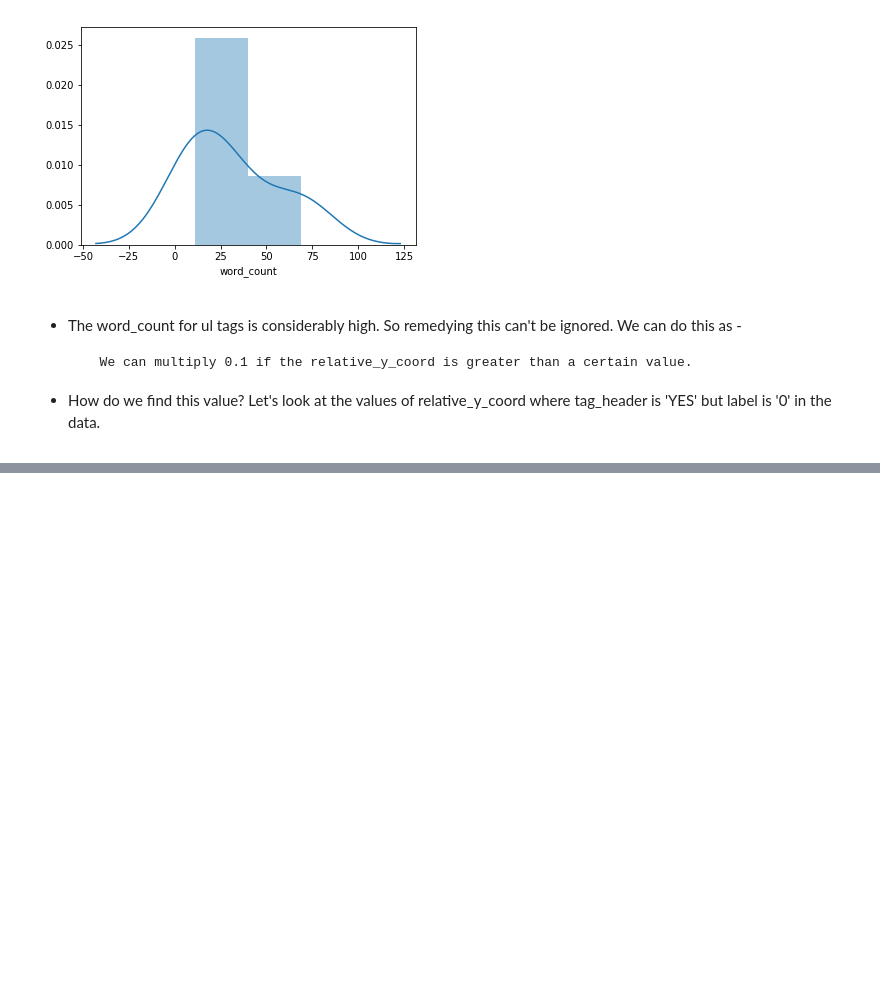
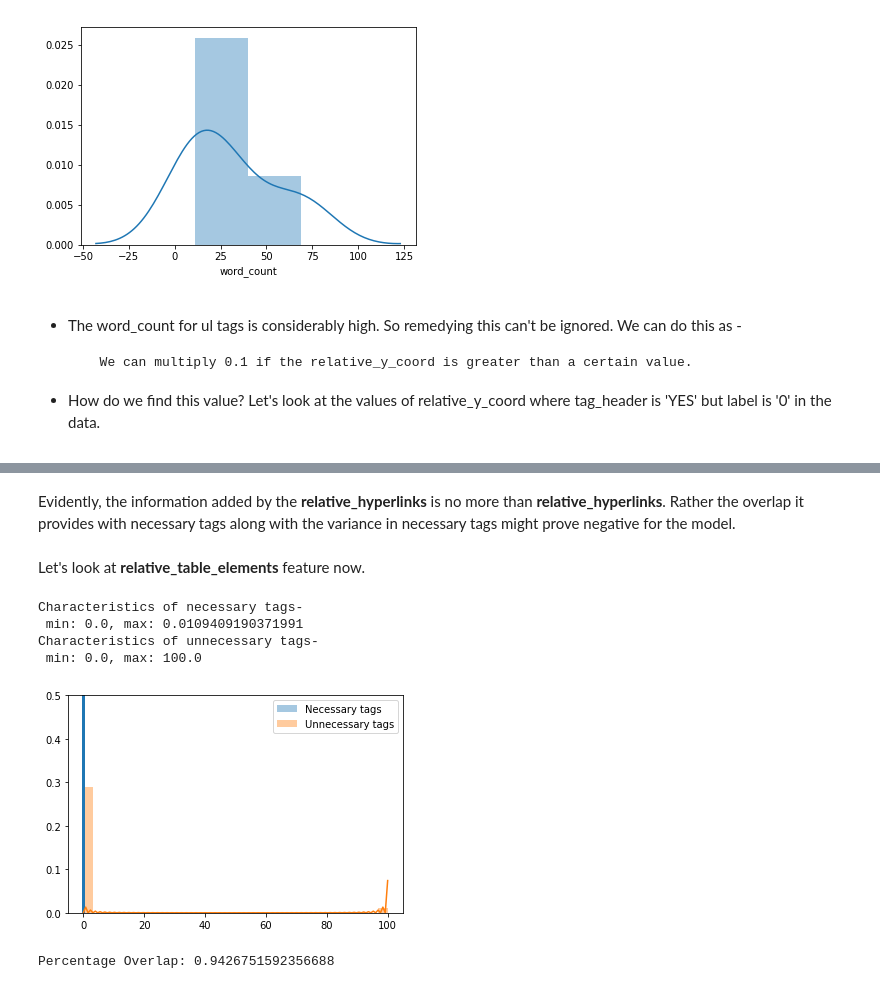
Before and after one commit to swaroop-nath/Semantic-Web-Parser, a Jupyter notebook: Second Model Preparation/eda_v2.ipynb, the cells around one changed output, grey strips where cells are left out. Drawn from its saved outputs; the diff is of its cells as text; code cells hidden in the pictures; blank space fills up the shorter version.

```diff
--- a/Second Model Preparation/eda_v2.ipynb
+++ b/Second Model Preparation/eda_v2.ipynb
@@ -213,0 +372,28 @@ necessary_tags = data[data['label'] == 1.0]
+# %% [markdown]
+Evidently, the information added by the __relative_hyperlinks__ is no more than __relative_hyperlinks__. Rather the overlap it provides with necessary tags along with the variance in necessary tags might prove negative for the model.
+# %% [markdown]
+Let's look at __relative_table_elements__ feature now.
+# %%
+relative_table_unnecessary = data.loc[data['label'] == 0, 'relative_table_elements'].values
+relative_table_necessary = data.loc[data['label'] == 1, 'relative_table_elements'].values
+# %%
+sns.distplot(relative_table_necessary, label = 'Necessary tags')
+sns.distplot(relative_table_unnecessary, label = 'Unnecessary tags')
+plt.ylim([0,0.5])
+plt.legend()
+
+print('Characteristics of necessary tags-\n min: {}, max: {}'.format(min(relative_table_necessary), max(relative_table_necessary)))
+print('Characteristics of unnecessary tags-\n min: {}, max: {}'.format(min(relative_table_unnecessary), max(relative_table_unnecessary)))
+# %% [output]
+Characteristics of necessary tags-
+ min: 0.0, max: 0.0109409190371991
+Characteristics of unnecessary tags-
+ min: 0.0, max: 100.0
+[figure, added]
+# %%
+# Let us look at the percentage overlap
+low_relative_table_unnecessary = [val for val in relative_table_unnecessary if val < max(relative_table_necessary)]
+
+print('Percentage Overlap: {}'.format(len(low_relative_table_unnecessary)/len(relative_table_unnecessary)))
+# %% [output]
+Percentage Overlap: 0.9426751592356688
```
Also changed, not shown: parts of 47 cells of this notebook, 3 other files.
